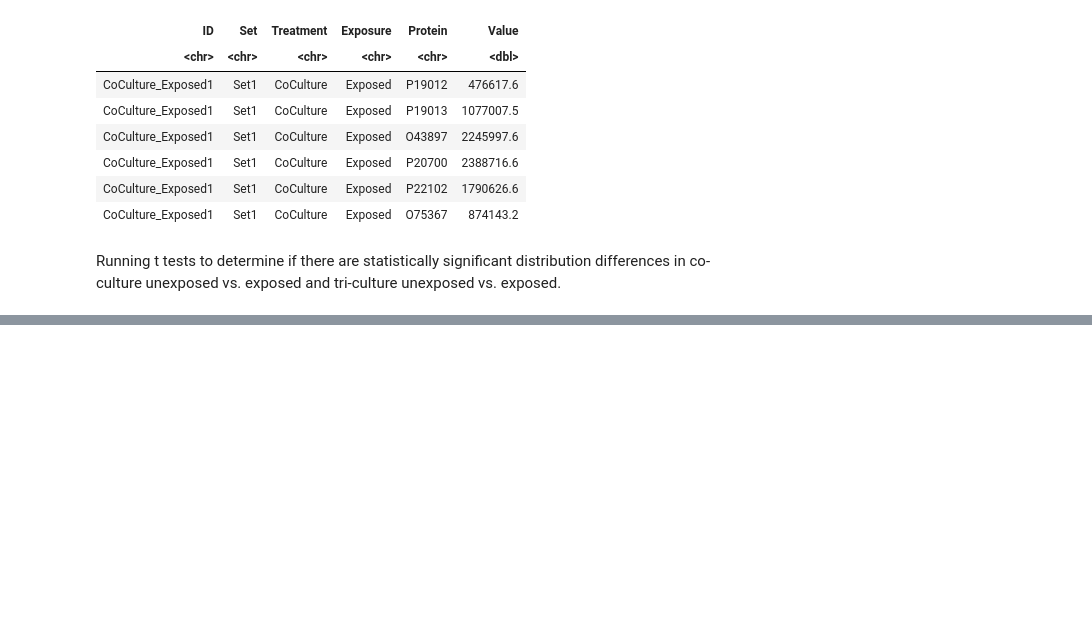
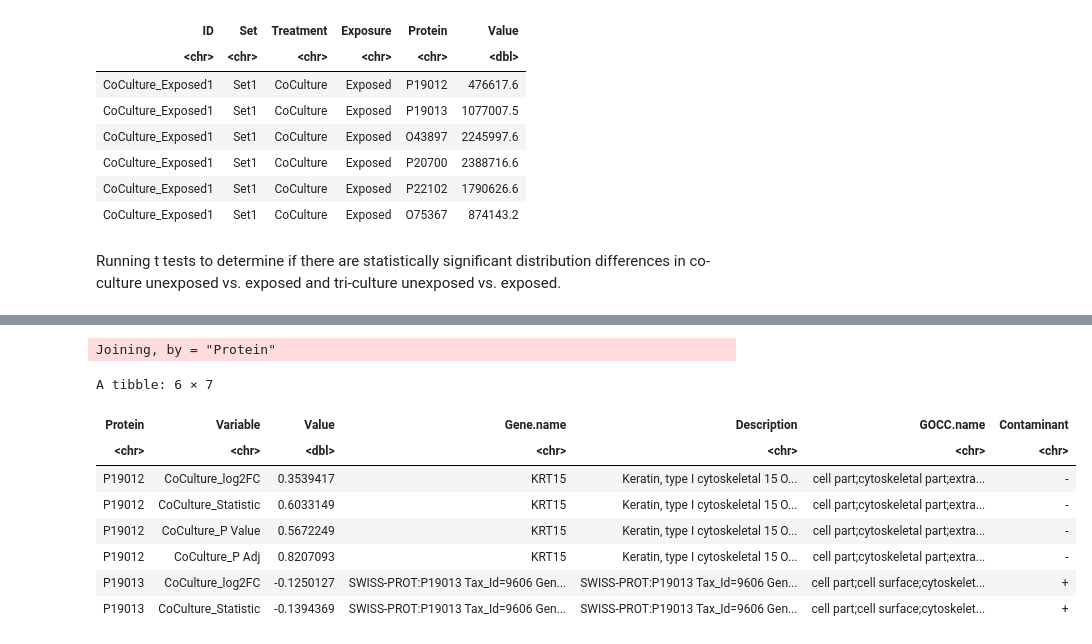
Before and after one commit to alexispayton/Wildfires-and-Extracellular-Vesicles-EVs-Woodsmoke-Alters-EV-Proteomic-Signatures-involved-in-Ext, a Jupyter notebook: 4. Group Distribution Analysis/Group Distribution Analysis.ipynb, the cells around one changed output, grey strips where cells are left out. Saved outputs shown, nothing was run; the diff lists cells and outputs as text; code cells hidden in the pictures; blank space fills up the shorter version.

```diff
--- a/4. Group Distribution Analysis/Group Distribution Analysis.ipynb
+++ b/4. Group Distribution Analysis/Group Distribution Analysis.ipynb
@@ -232,0 +266,4 @@ A grouped_df: 6 × 7
+# %%
+# melting df so combining with other data frames is easier/ more clear
+abundance_df = melt(abundance_df, variable.name = "Variable", value.name = "Value")
+head(abundance_df)
@@ -233,2 +281,18 @@ A grouped_df: 6 × 7
+# %%
+# combining into 1 df
+final_df = rbind(t_test_df, abundance_df)
+final_df = full_join(final_df, protein_info_df)
+head(final_df)
+# %% [output]
+Joining, by = "Protein"
+A tibble: 6 × 7
+| Protein | Variable | Value | Gene.name | Description | GOCC.name | Contaminant |
+| <chr> | <chr> | <dbl> | <chr> | <chr> | <chr> | <chr> |
+| P19012 | CoCulture_log2FC | 0.3539417 | KRT15 | Keratin, type I cytoskeletal 15 O... | cell part;cytoskeletal part;extra... | - |
+| P19012 | CoCulture_Statistic | 0.6033149 | KRT15 | Keratin, type I cytoskeletal 15 O... | cell part;cytoskeletal part;extra... | - |
+| P19012 | CoCulture_P Value | 0.5672249 | KRT15 | Keratin, type I cytoskeletal 15 O... | cell part;cytoskeletal part;extra... | - |
+| P19012 | CoCulture_P Adj | 0.8207093 | KRT15 | Keratin, type I cytoskeletal 15 O... | cell part;cytoskeletal part;extra... | - |
+| P19013 | CoCulture_log2FC | -0.1250127 | SWISS-PROT:P19013 Tax_Id=9606 Gen... | SWISS-PROT:P19013 Tax_Id=9606 Gen... | cell part;cell surface;cytoskelet... | + |
+| P19013 | CoCulture_Statistic | -0.1394369 | SWISS-PROT:P19013 Tax_Id=9606 Gen... | SWISS-PROT:P19013 Tax_Id=9606 Gen... | cell part;cell surface;cytoskelet... | + |
 # %%
 # exporting
```
Also changed, not shown: parts of 10 cells of this notebook.
